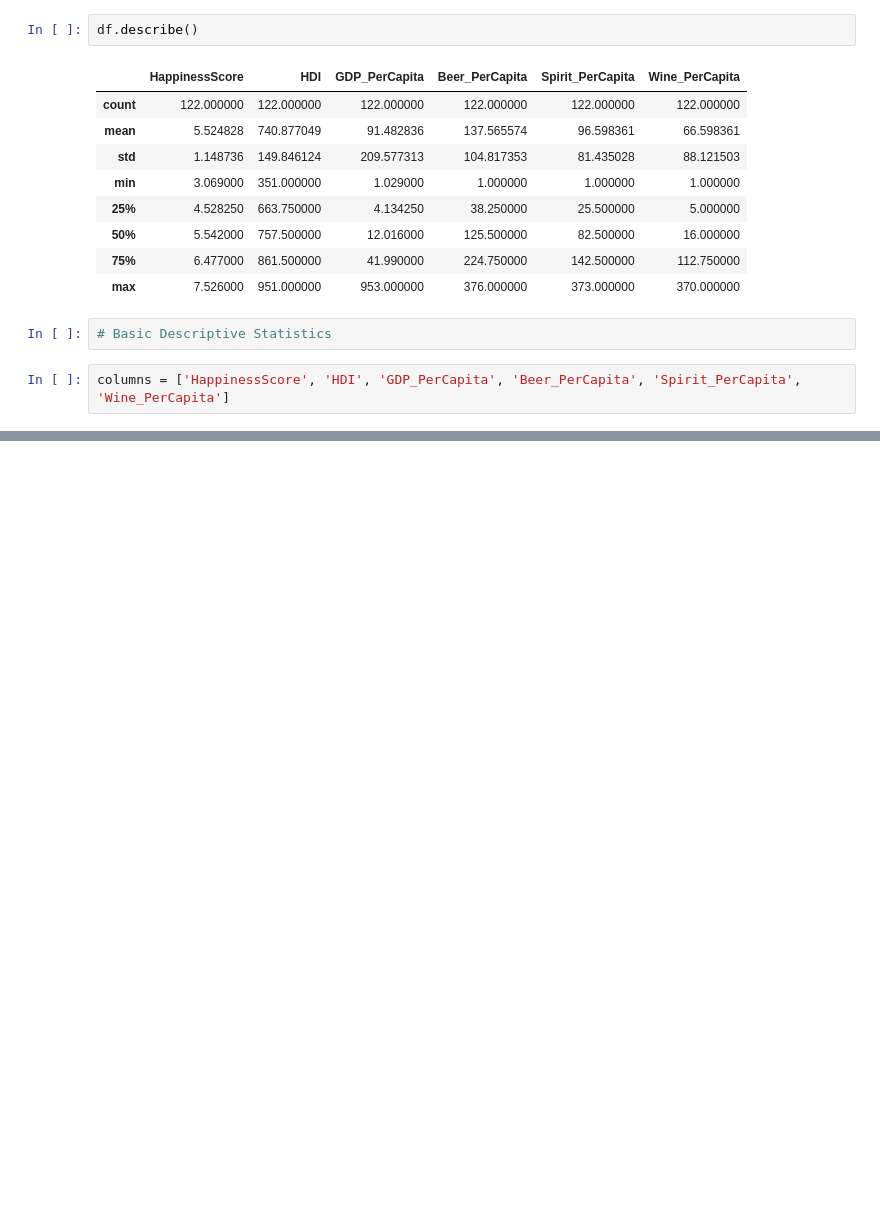
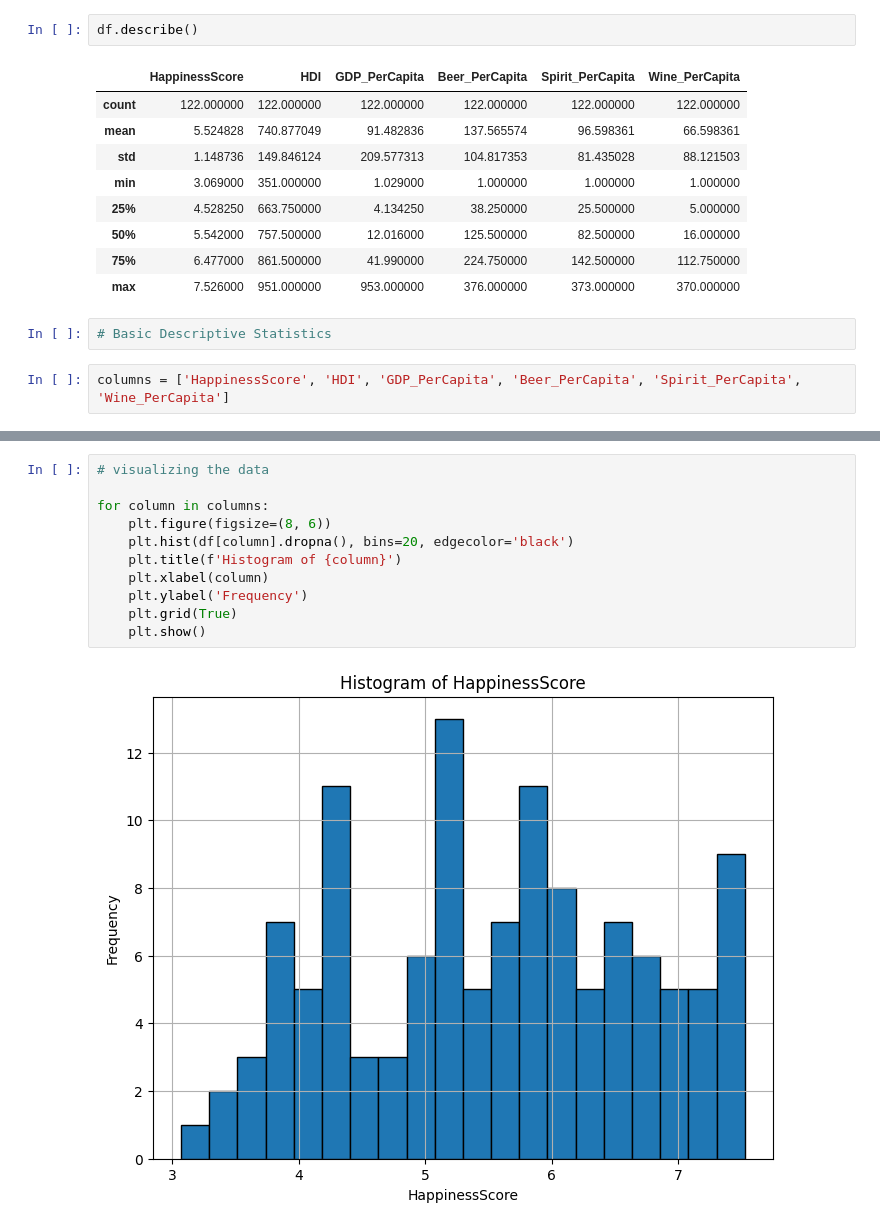
Before and after one commit to giebm/Applied-Data-Analytics, a Jupyter notebook: Happiness-Alcohol.ipynb, the cells around one changed output, grey strips where cells are left out. Saved outputs shown, nothing was run; the diff lists cells and outputs as text; blank space fills up the shorter version.

Commit message:
added visualizations

```diff
--- a/Happiness-Alcohol.ipynb
+++ b/Happiness-Alcohol.ipynb
@@ -145,3 +150,16 @@ Statistics for 'HappinessScore':
   Kurtosis: 1.0273148610823952
 
 --------------------------------------------------
+# %%
+# visualizing the data
+
+for column in columns:
+    plt.figure(figsize=(8, 6))
+    plt.hist(df[column].dropna(), bins=20, edgecolor='black')
+    plt.title(f'Histogram of {column}')
+    plt.xlabel(column)
+    plt.ylabel('Frequency')
+    plt.grid(True)
+    plt.show()
+# %% [output]
+[figure, added]
```
Also changed, not shown: parts of 4 cells of this notebook.
